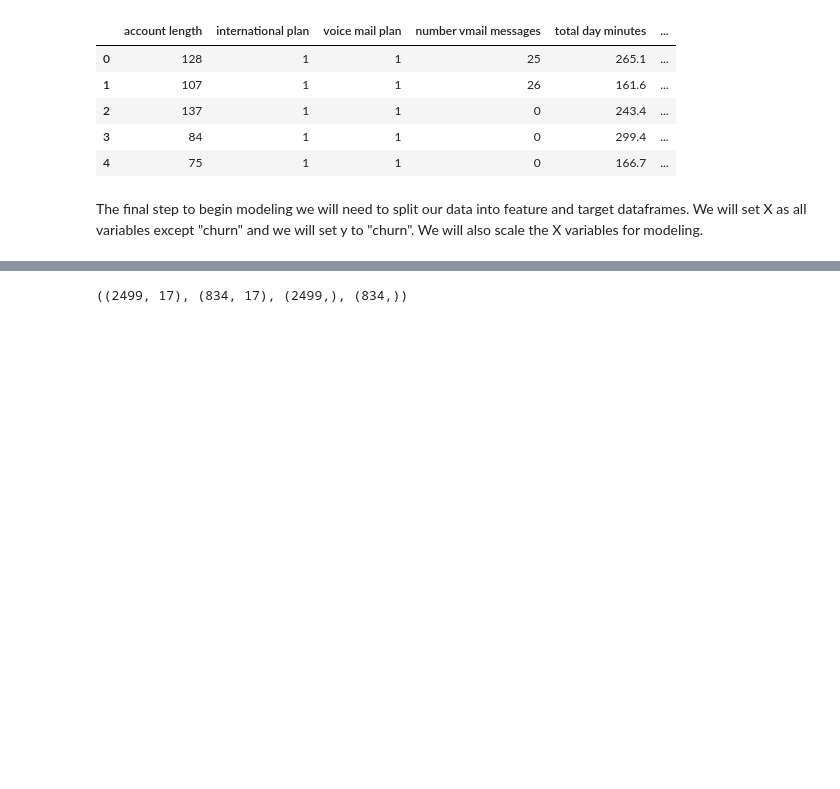
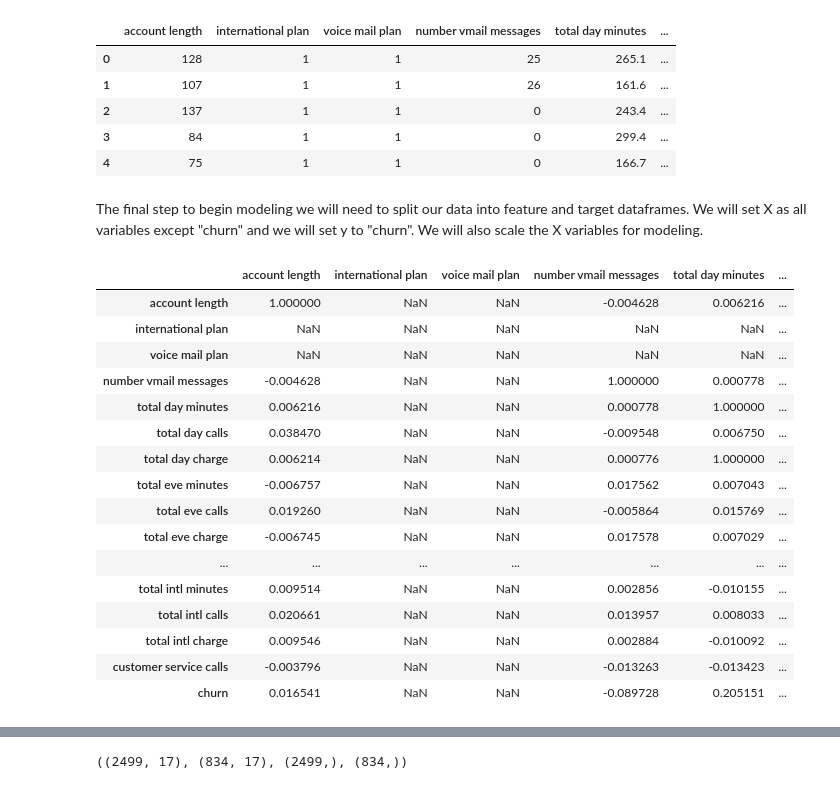
Before and after one commit to ashakeri92/dsc-phase-3-project-v2-3, a Jupyter notebook: Analysis.ipynb, the cells around one changed output, grey strips where cells are left out. Saved outputs shown, nothing was run; the diff lists cells and outputs as text; code cells hidden in the pictures; blank space fills up the shorter version.

```diff
--- a/Analysis.ipynb
+++ b/Analysis.ipynb
@@ -123,3 +128,25 @@ df.head()
 | 4 | 75 | 1 | 1 | 0 | 166.7 | ... |
 # %% [markdown]
 The final step to begin modeling we will need to split our data into feature and target dataframes. We will set X as all variables except "churn" and we will set y to "churn". We will also scale the X variables for modeling.
+# %%
+# Correlation matrix
+corr = df.corr()
+corr
+# %% [output]
+|  | account length | international plan | voice mail plan | number vmail messages | total day minutes | ... |
+| account length | 1.000000 | NaN | NaN | -0.004628 | 0.006216 | ... |
+| international plan | NaN | NaN | NaN | NaN | NaN | ... |
+| voice mail plan | NaN | NaN | NaN | NaN | NaN | ... |
+| number vmail messages | -0.004628 | NaN | NaN | 1.000000 | 0.000778 | ... |
+| total day minutes | 0.006216 | NaN | NaN | 0.000778 | 1.000000 | ... |
+| total day calls | 0.038470 | NaN | NaN | -0.009548 | 0.006750 | ... |
+| total day charge | 0.006214 | NaN | NaN | 0.000776 | 1.000000 | ... |
+| total eve minutes | -0.006757 | NaN | NaN | 0.017562 | 0.007043 | ... |
+| total eve calls | 0.019260 | NaN | NaN | -0.005864 | 0.015769 | ... |
+| total eve charge | -0.006745 | NaN | NaN | 0.017578 | 0.007029 | ... |
+| ... | ... | ... | ... | ... | ... | ... |
+| total intl minutes | 0.009514 | NaN | NaN | 0.002856 | -0.010155 | ... |
+| total intl calls | 0.020661 | NaN | NaN | 0.013957 | 0.008033 | ... |
+| total intl charge | 0.009546 | NaN | NaN | 0.002884 | -0.010092 | ... |
+| customer service calls | -0.003796 | NaN | NaN | -0.013263 | -0.013423 | ... |
+| churn | 0.016541 | NaN | NaN | -0.089728 | 0.205151 | ... |
```
Also changed, not shown: parts of 22 cells of this notebook, 2 other files.
